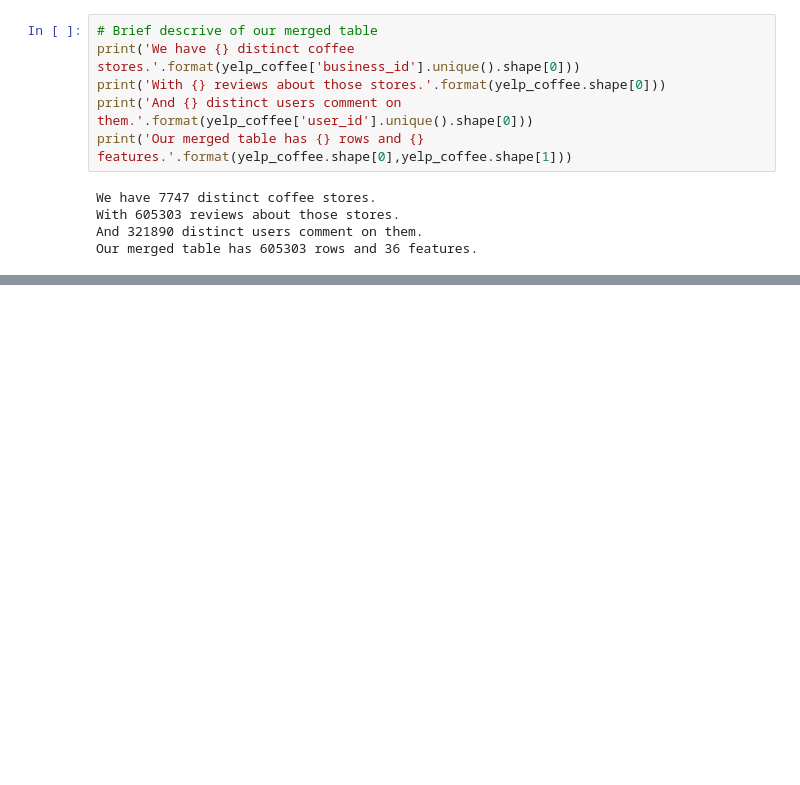
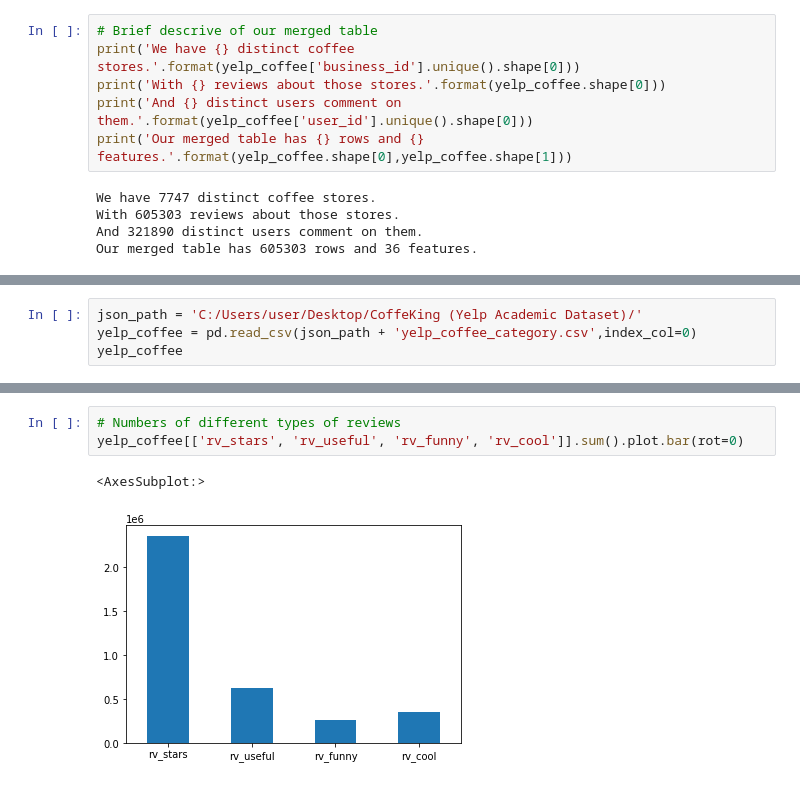
Before and after one commit to erojing/Analyzing_Yelp_Dataset, a Jupyter notebook: Final project.ipynb, the cells around one changed output, grey strips where cells are left out. Cells and saved outputs as stored; diff of their text form; blank space fills up the shorter version.

```diff
--- a/Final project.ipynb
+++ b/Final project.ipynb
@@ -88,0 +94,4 @@ Our merged table has 605303 rows and 36 features.
+# %%
+json_path = 'C:/Users/user/Desktop/CoffeKing (Yelp Academic Dataset)/'
+yelp_coffee = pd.read_csv(json_path + 'yelp_coffee_category.csv',index_col=0)
+yelp_coffee
@@ -104,0 +124,6 @@ yelp_coffee
+# %%
+# Numbers of different types of reviews
+yelp_coffee[['rv_stars', 'rv_useful', 'rv_funny', 'rv_cool']].sum().plot.bar(rot=0)
+# %% [output]
+<AxesSubplot:>
+[figure, added]
```
Also changed, not shown: parts of 15 cells of this notebook.
